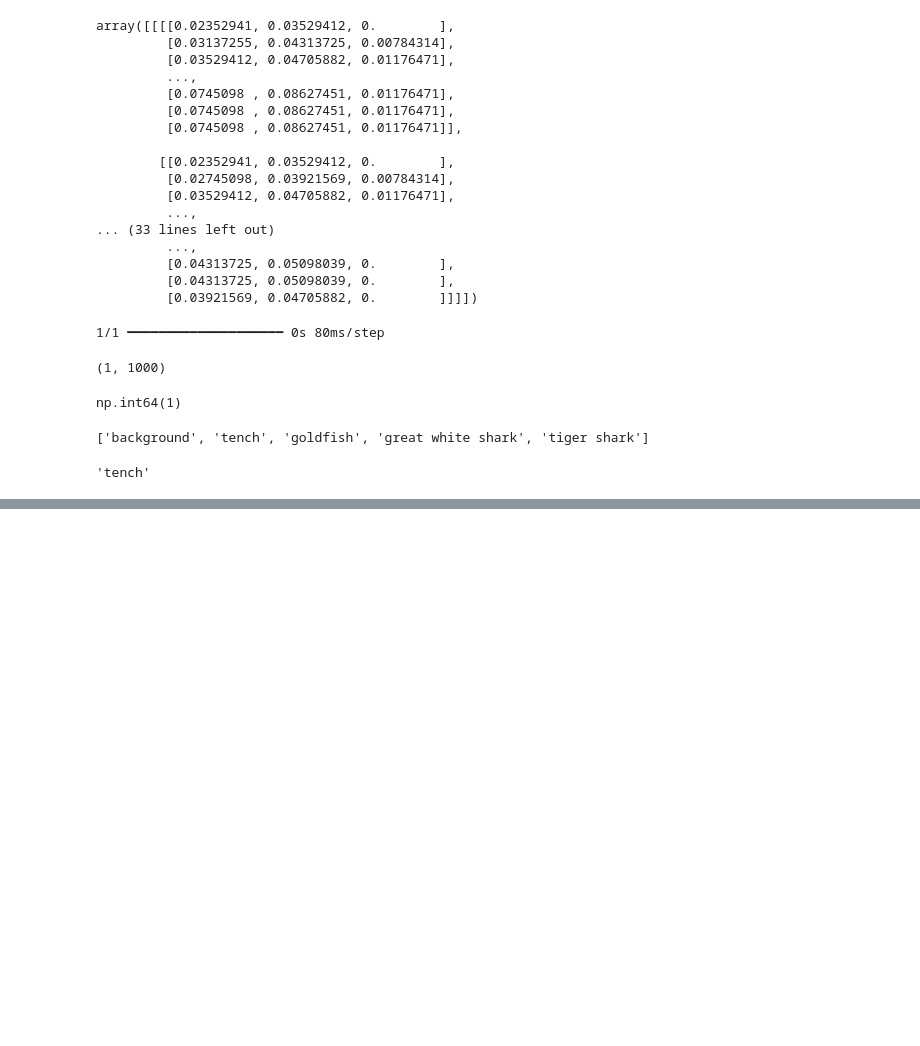
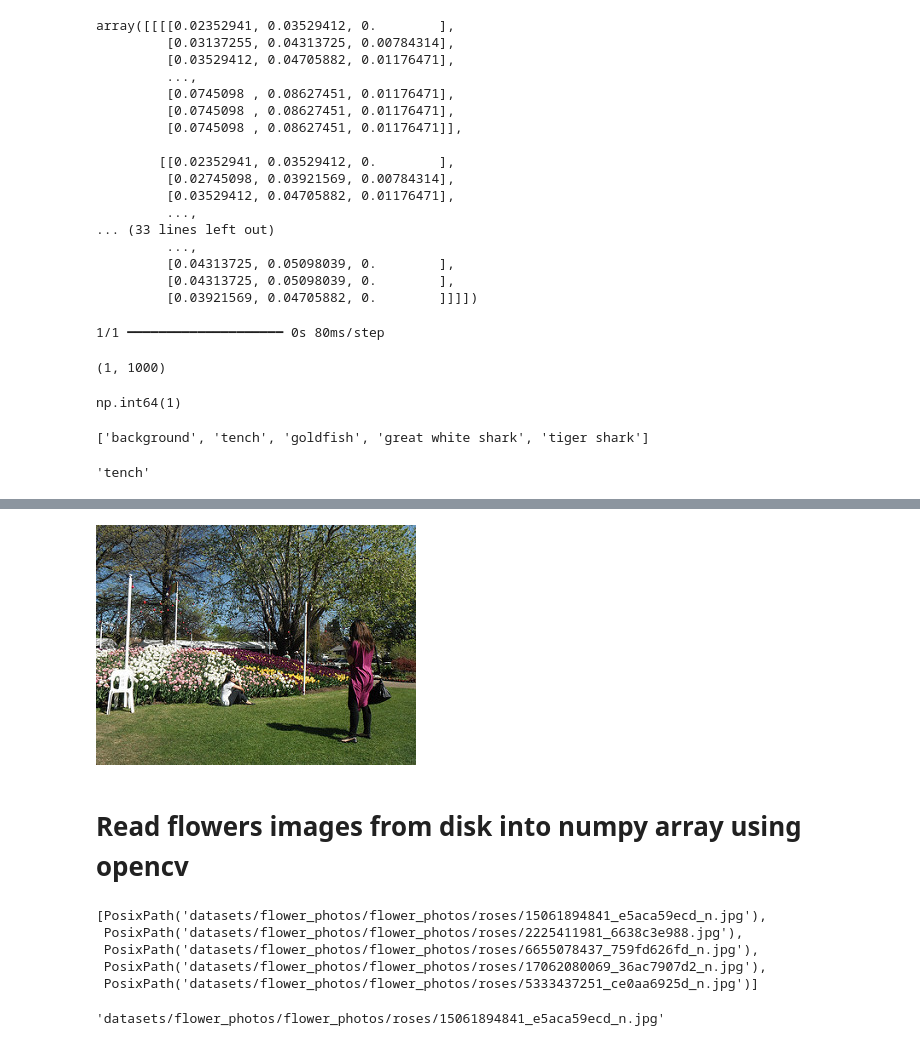
Before and after one commit to Thebluesky303/Convolutional-Neural-Network, a Jupyter notebook: Transfer Learning/transfer_learning.ipynb, the cells around one changed output, grey strips where cells are left out. Drawn from its saved outputs; the diff is of its cells as text; code cells hidden in the pictures; blank space fills up the shorter version.

```diff
--- a/Transfer Learning/transfer_learning.ipynb
+++ b/Transfer Learning/transfer_learning.ipynb
@@ -180,0 +232,8 @@ image_labels[predicted_label_index]
+# %%
+import PIL.Image as PLT
+tulips = list(data_dir.glob('tulips/*'))
+PLT.open(str(tulips[0]))
+# %% [output]
+[figure, added]
+# %% [markdown]
+# Read flowers images from disk into numpy array using opencv
@@ -180,0 +256,12 @@ image_labels[predicted_label_index]
+# %%
+flowers_images_dict['roses'][:5]
+# %% [output]
+[PosixPath('datasets/flower_photos/flower_photos/roses/15061894841_e5aca59ecd_n.jpg'),
+ PosixPath('datasets/flower_photos/flower_photos/roses/2225411981_6638c3e988.jpg'),
+ PosixPath('datasets/flower_photos/flower_photos/roses/6655078437_759fd626fd_n.jpg'),
+ PosixPath('datasets/flower_photos/flower_photos/roses/17062080069_36ac7907d2_n.jpg'),
+ PosixPath('datasets/flower_photos/flower_photos/roses/5333437251_ce0aa6925d_n.jpg')]
+# %%
+str(flowers_images_dict['roses'][0])
+# %% [output]
+'datasets/flower_photos/flower_photos/roses/15061894841_e5aca59ecd_n.jpg'
```
Also changed, not shown: parts of 15 cells of this notebook.
